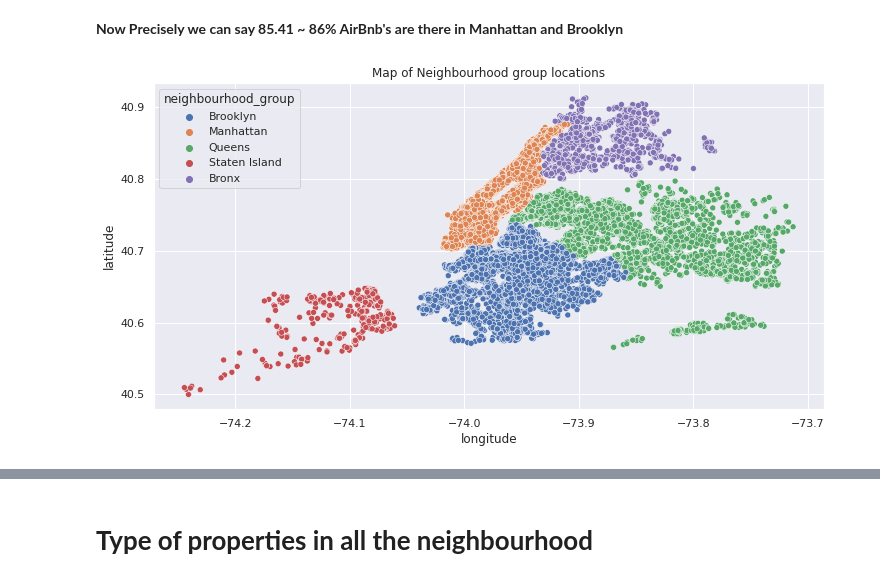
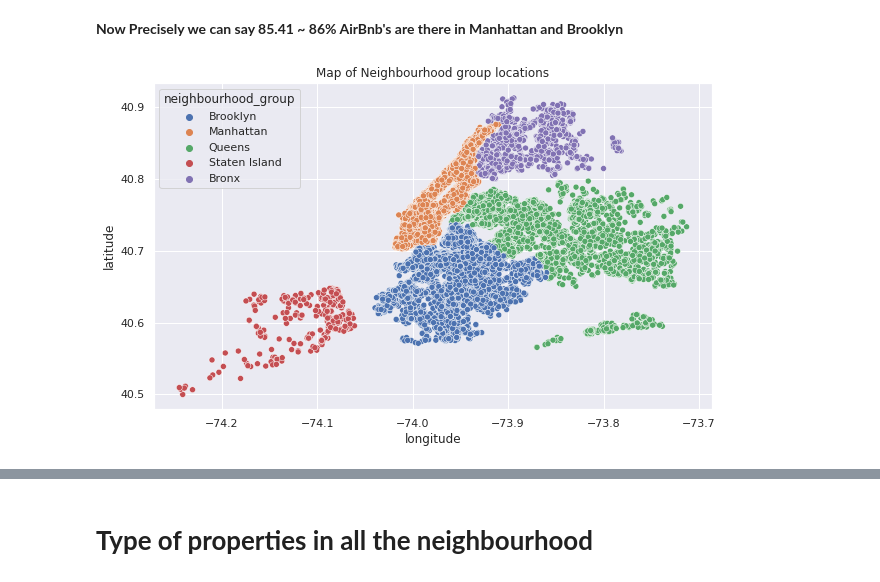
Before and after one commit to figureandfacts/Capstone-Project-Airbnb-Analysis, a Jupyter notebook: EDA_Capstone_Project_Airbnb_Booking_Analysis.ipynb, the cells around one changed output, grey strips where cells are left out. Drawn from its saved outputs; the diff is of its cells as text; code cells hidden in the pictures.

```diff
--- a/EDA_Capstone_Project_Airbnb_Booking_Analysis.ipynb
+++ b/EDA_Capstone_Project_Airbnb_Booking_Analysis.ipynb
@@ -35,10 +45,11 @@ Drive already mounted at /content/drive; to attempt to forcibly remount, call dr
 # %%
 #importing the dataset
 
-booking_df = pd.read_csv('/content/drive/MyDrive/Airbnb Capstone Project/Airbnb NYC 2019.csv')
+working_dir_path = '/content/drive/MyDrive/Airbnb Capstone Project/Airbnb NYC 2019.csv'
+booking_df = pd.read_csv(working_dir_path)
 
 #reading the dataset
-#.head() automatically shows top 5 rows
+#.head() by default shows top 5 rows
 booking_df.head()
 # %% [output]
 |  | id | name | host_id | host_name | neighbourhood_group | neighbourhood | latitude | longitude | ... |
@@ -303,10 +354,10 @@ neighbourhood/(sum(neighbourhood['No of AirBnbs'] / 100))
 # %% [markdown]
 **Now Precisely we can say 85.41 ~ 86% AirBnb's are there in Manhattan and Brooklyn**
 # %%
-#scatter plot
+#Using scatter plot to show the spread of Airbnb's across the NYC
 title = 'Map of Neighbourhood group locations'
-sns.set(rc={"figure.figsize":(12, 6)})
+sns.set(rc={"figure.figsize":(10, 6)})
 sns.scatterplot(x = booking_df['longitude'], y = booking_df['latitude'], hue = booking_df['neighbourhood_group']).set_title(title)
 plt.show()
 # %% [output]
-[figure, old version]
+[figure, new version]
```
Also changed, not shown: parts of 41 cells of this notebook.
